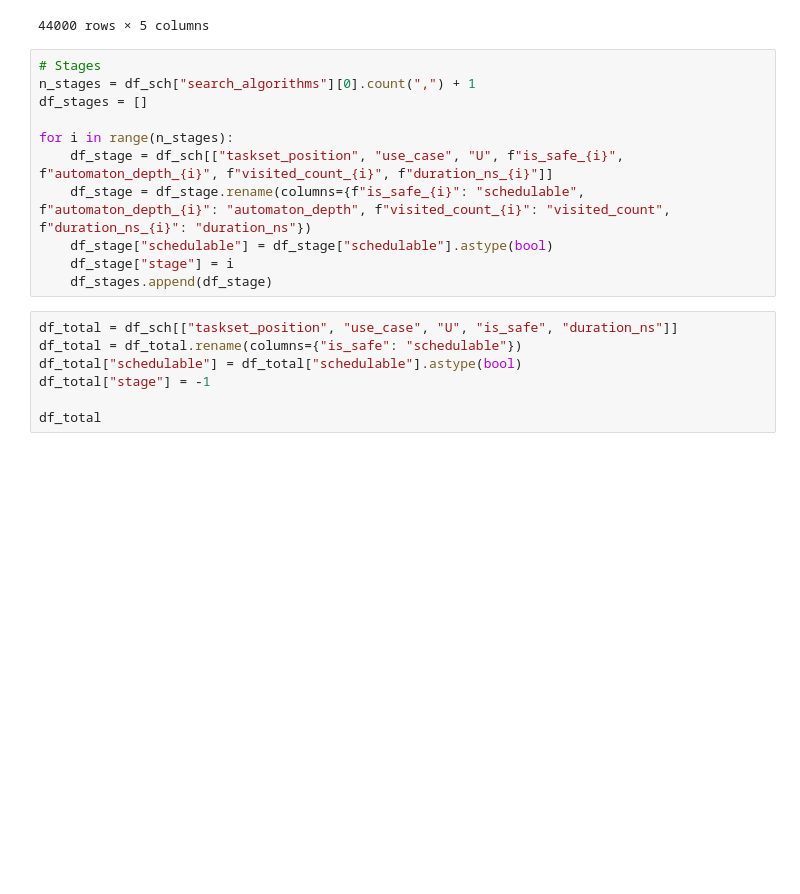
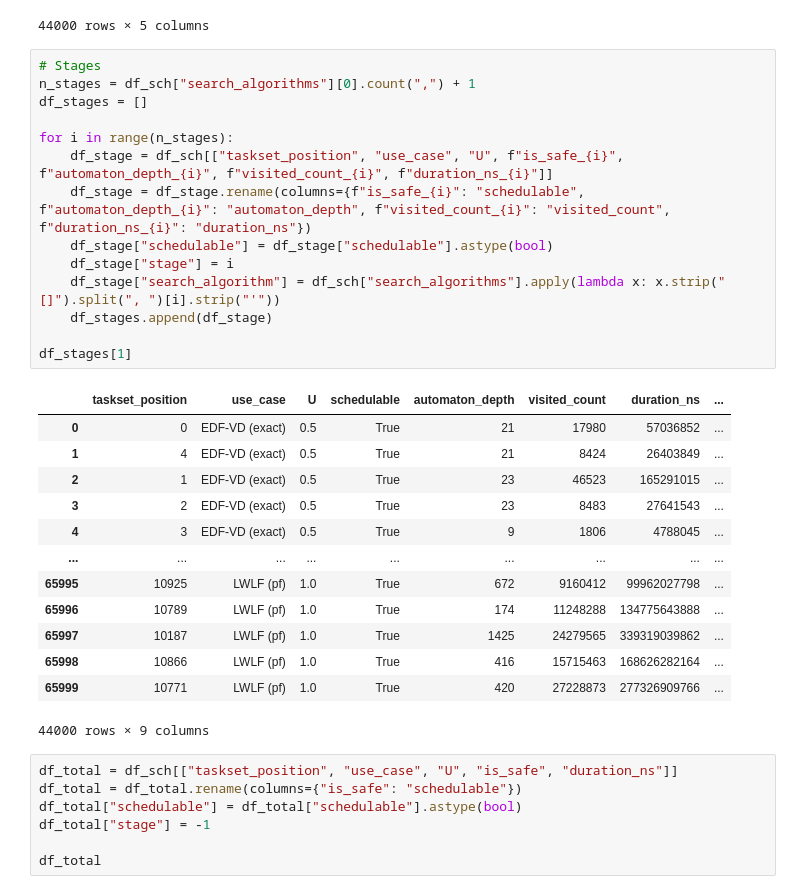
Before and after one commit to Jordan-Sun/mixed-criticality-graph-xp, a Jupyter notebook: notebooks/charts-rtss.ipynb, the cells around one changed output. Drawn from its saved outputs; the diff is of its cells as text; blank space fills up the shorter version.

```diff
--- a/notebooks/charts-rtss.ipynb
+++ b/notebooks/charts-rtss.ipynb
@@ -427,14 +427,31 @@ df_edfvd_test
 # %%
 # Stages
 n_stages = df_sch["search_algorithms"][0].count(",") + 1
 df_stages = []
 
 for i in range(n_stages):
     df_stage = df_sch[["taskset_position", "use_case", "U", f"is_safe_{i}", f"automaton_depth_{i}", f"visited_count_{i}", f"duration_ns_{i}"]]
     df_stage = df_stage.rename(columns={f"is_safe_{i}": "schedulable", f"automaton_depth_{i}": "automaton_depth", f"visited_count_{i}": "visited_count", f"duration_ns_{i}": "duration_ns"})
     df_stage["schedulable"] = df_stage["schedulable"].astype(bool)
     df_stage["stage"] = i
+    df_stage["search_algorithm"] = df_sch["search_algorithms"].apply(lambda x: x.strip("[]").split(", ")[i].strip("'"))
     df_stages.append(df_stage)
+
+df_stages[1]
+# %% [output]
+|  | taskset_position | use_case | U | schedulable | automaton_depth | visited_count | duration_ns | ... |
+| 0 | 0 | EDF-VD (exact) | 0.5 | True | 21 | 17980 | 57036852 | ... |
+| 1 | 4 | EDF-VD (exact) | 0.5 | True | 21 | 8424 | 26403849 | ... |
+| 2 | 1 | EDF-VD (exact) | 0.5 | True | 23 | 46523 | 165291015 | ... |
+| 3 | 2 | EDF-VD (exact) | 0.5 | True | 23 | 8483 | 27641543 | ... |
+| 4 | 3 | EDF-VD (exact) | 0.5 | True | 9 | 1806 | 4788045 | ... |
+| ... | ... | ... | ... | ... | ... | ... | ... | ... |
+| 65995 | 10925 | LWLF (pf) | 1.0 | True | 672 | 9160412 | 99962027798 | ... |
+| 65996 | 10789 | LWLF (pf) | 1.0 | True | 174 | 11248288 | 134775643888 | ... |
+| 65997 | 10187 | LWLF (pf) | 1.0 | True | 1425 | 24279565 | 339319039862 | ... |
+| 65998 | 10866 | LWLF (pf) | 1.0 | True | 416 | 15715463 | 168626282164 | ... |
+| 65999 | 10771 | LWLF (pf) | 1.0 | True | 420 | 27228873 | 277326909766 | ... |
+44000 rows × 9 columns
 # %%
 df_total = df_sch[["taskset_position", "use_case", "U", "is_safe", "duration_ns"]]
 df_total = df_total.rename(columns={"is_safe": "schedulable"})
```
Also changed, not shown: parts of 7 cells of this notebook.
